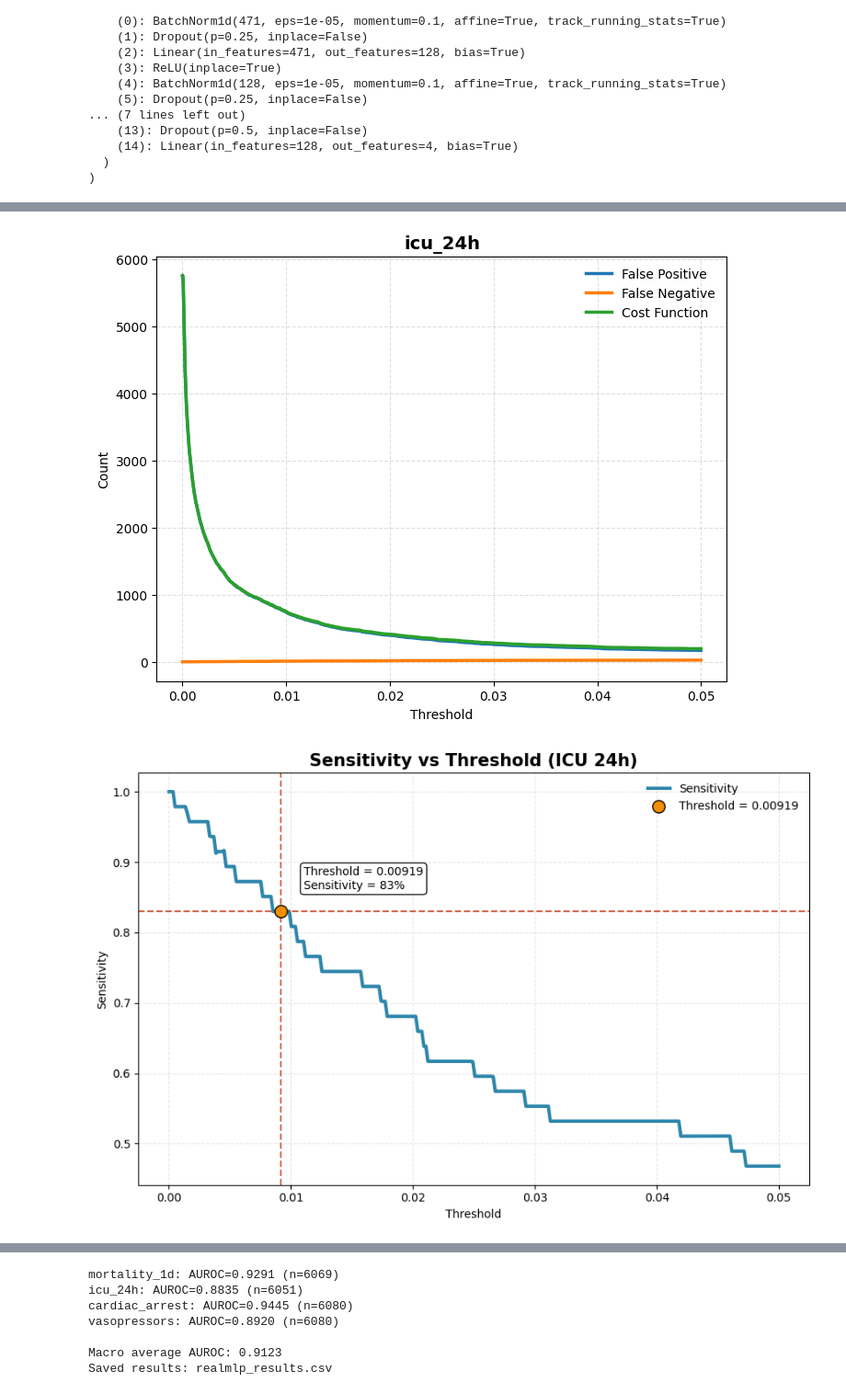
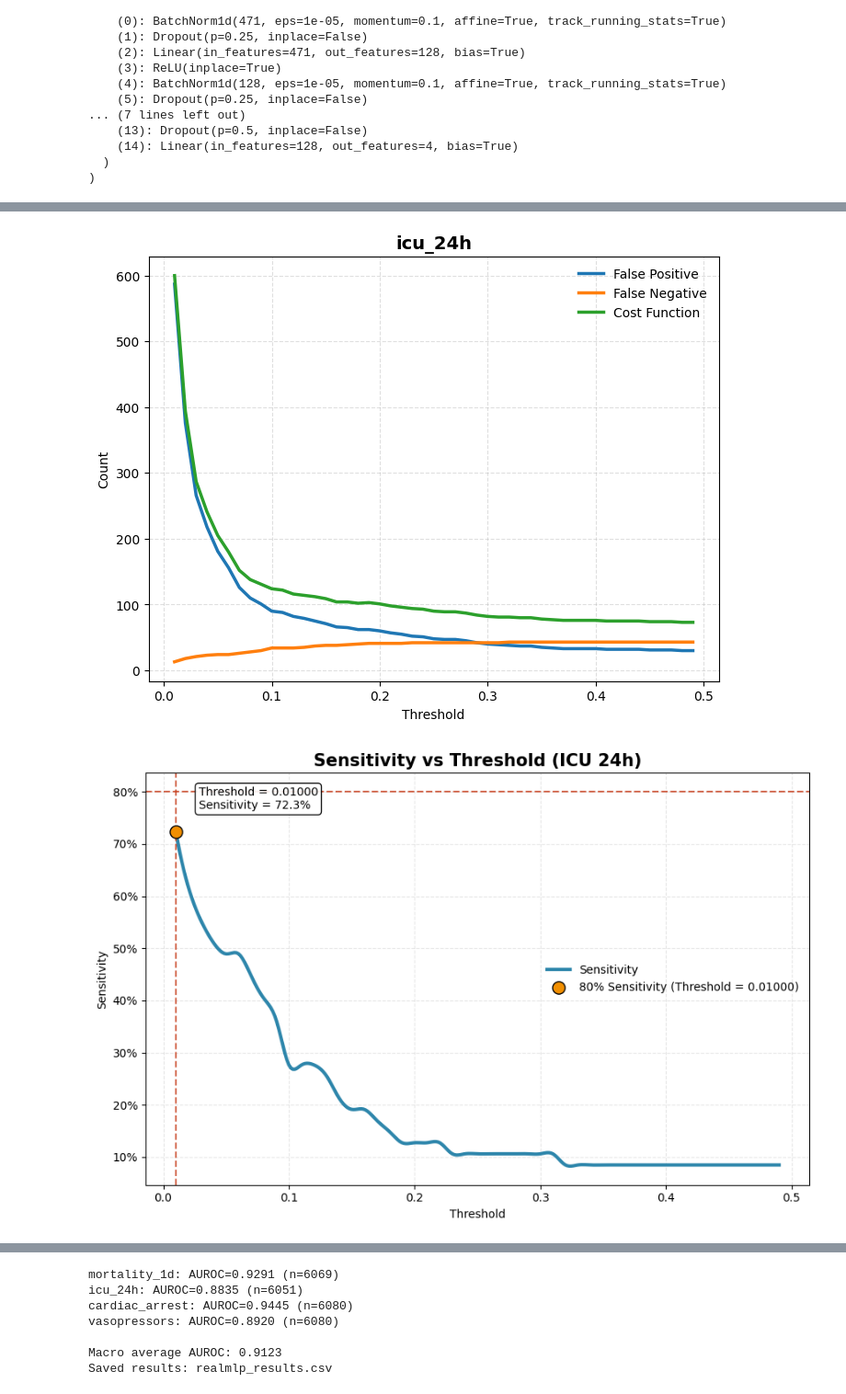
Before and after one commit to cookiehyun/Q-Model, a Jupyter notebook: Medical_DA_in_DL.ipynb, the cells around one changed output, grey strips where cells are left out. Shown at 92% size. Drawn from its saved outputs; the diff is of its cells as text; code cells hidden in the pictures.

Commit message:
Reduce False alarms at difference uncertainty thresholds

```diff
--- a/Medical_DA_in_DL.ipynb
+++ b/Medical_DA_in_DL.ipynb
@@ -423,5 +424,6 @@ plt.show()
 # %%
-def evaluate_thresholds(y_true, y_prob, thresholds=np.arange(0.00001, 0.05, 0.00001), cFP=1,
+
+def evaluate_thresholds(y_true, y_prob, thresholds=np.arange(0.01, 0.5, 0.01), cFP=1,
     cFN=1):
 
     results = []
@@ -616,10 +619,8 @@ plt.legend(frameon=False)
 
 plt.show()
 # %% [output]
-[figure, old version]
+[figure, new version]
 # %%
-import numpy as np
-import matplotlib.pyplot as plt
 from scipy.interpolate import make_interp_spline
 
 # Filter and sort data
@@ -628,17 +629,17 @@ df_plot = df.sort_values("threshold")
 x = df_plot["threshold"].values
 y = df_plot["sensitivity"].values
 
-# Smooth curve (only if enough points)
+# Smooth curve
 x_smooth = np.linspace(x.min(), x.max(), 300)
 spline = make_interp_spline(x, y, k=3)
 y_smooth = spline(x_smooth)
 
-# Fixed threshold
-thr = 0.00919
+# Find threshold corresponding to 80% sensitivity
+target_sens = 0.80
 
-# Find closest sensitivity to that threshold
-idx = (df_plot["threshold"] - thr).abs().idxmin()
-sens = df_plot.loc[idx, "sensitivity"]
+idx = np.argmin(np.abs(y_smooth - target_sens))
+thr = x_smooth[idx]
+sens = y_smooth[idx]
 
 plt.figure(figsize=(9, 6))
 
@@ -651,45 +652,60 @@ plt.plot(
     label="Sensitivity"
 )
 
-# Mark threshold point
+# Mark 80% sensitivity point
 plt.scatter(
     thr,
     sens,
     color="#F18F01",
     s=120,
     edgecolor="black",
     zorder=5,
-    label=f"Threshold = {thr:.5f}"
+    label=f"80% Sensitivity (Threshold = {thr:.5f})"
 )
 
-# Vertical and horizontal reference lines
-plt.axvline(thr, color="#C73E1D", linestyle="--", linewidth=1.5, alpha=0.8)
-plt.axhline(sens, color="#C73E1D", linestyle="--", linewidth=1.5, alpha=0.8)
+# Reference lines
+plt.axvline(
+    thr,
+    color="#C73E1D",
+    linestyle="--",
+    linewidth=1.5,
+    alpha=0.8
+)
+
+plt.axhline(
+    target_sens,
+    color="#C73E1D",
+    linestyle="--",
+    linewidth=1.5,
+    alpha=0.8
+)
 
 # Annotation
 plt.annotate(
-    f"Threshold = {thr:.5f}\nSensitivity = {sens:.0%}",
+    f"Threshold = {thr:.5f}\nSensitivity = {sens:.1%}",
     (thr, sens),
     xytext=(20, 20),
     textcoords="offset points",
     fontsize=10,
     bbox=dict(boxstyle="round,pad=0.3", fc="white", alpha=0.9)
 )
 
-# Title and labels
+# Titles and labels
 plt.title(
     "Sensitivity vs Threshold (ICU 24h)",
     fontsize=15,
     fontweight="bold"
 )
-
 plt.xlabel("Threshold")
 plt.ylabel("Sensitivity")
+
+# Optional: show y-axis as percentages
+plt.gca().yaxis.set_major_formatter(plt.matplotlib.ticker.PercentFormatter(1))
 
 plt.grid(True, linestyle="--", alpha=0.3)
 plt.legend(frameon=False)
 
 plt.tight_layout()
 plt.show()
 # %% [output]
-[figure, old version]
+[figure, new version]
```
Also changed, not shown: parts of 28 cells of this notebook, 2 other files.
